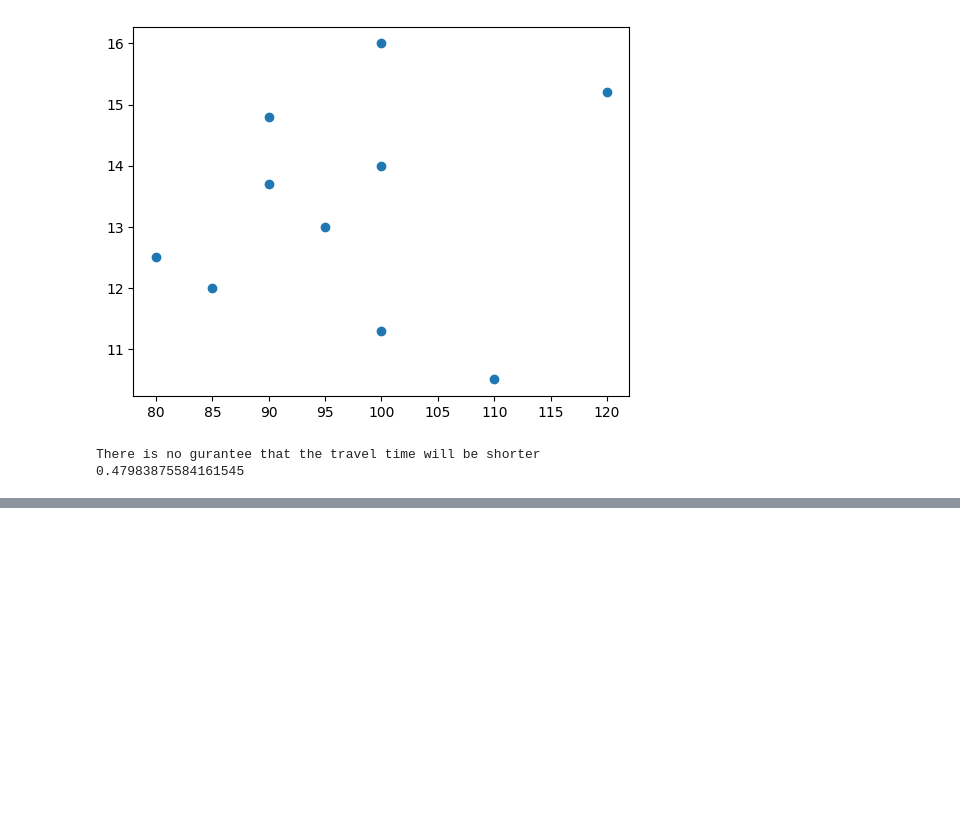
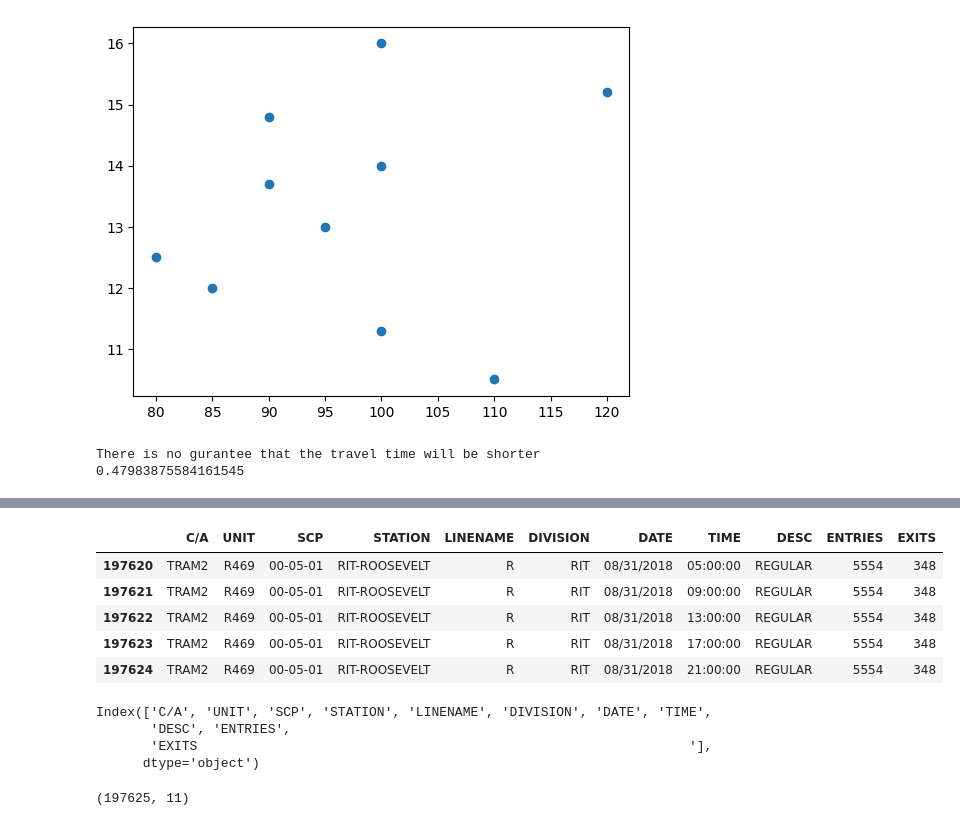
Before and after one commit to Jimmy-ai1/Group_3, a Jupyter notebook: Group_3_task.ipynb, the cells around one changed output, grey strips where cells are left out. Drawn from its saved outputs; the diff is of its cells as text; code cells hidden in the pictures; blank space fills up the shorter version.

```diff
--- a/Group_3_task.ipynb
+++ b/Group_3_task.ipynb
@@ -361,0 +389,23 @@ plt.show()
+# %%
+# Reading the file
+df = pd.read_csv("turnstile_180901.txt")
+df.tail()
+# %% [output]
+|  | C/A | UNIT | SCP | STATION | LINENAME | DIVISION | DATE | TIME | DESC | ENTRIES | EXITS |
+| 197620 | TRAM2 | R469 | 00-05-01 | RIT-ROOSEVELT | R | RIT | 08/31/2018 | 05:00:00 | REGULAR | 5554 | 348 |
+| 197621 | TRAM2 | R469 | 00-05-01 | RIT-ROOSEVELT | R | RIT | 08/31/2018 | 09:00:00 | REGULAR | 5554 | 348 |
+| 197622 | TRAM2 | R469 | 00-05-01 | RIT-ROOSEVELT | R | RIT | 08/31/2018 | 13:00:00 | REGULAR | 5554 | 348 |
+| 197623 | TRAM2 | R469 | 00-05-01 | RIT-ROOSEVELT | R | RIT | 08/31/2018 | 17:00:00 | REGULAR | 5554 | 348 |
+| 197624 | TRAM2 | R469 | 00-05-01 | RIT-ROOSEVELT | R | RIT | 08/31/2018 | 21:00:00 | REGULAR | 5554 | 348 |
+# %%
+# Column names
+df.columns
+# %% [output]
+Index(['C/A', 'UNIT', 'SCP', 'STATION', 'LINENAME', 'DIVISION', 'DATE', 'TIME',
+       'DESC', 'ENTRIES',
+       'EXITS                                                               '],
+      dtype='object')
+# %%
+df.shape
+# %% [output]
+(197625, 11)
```
Also changed, not shown: parts of 28 cells of this notebook.
